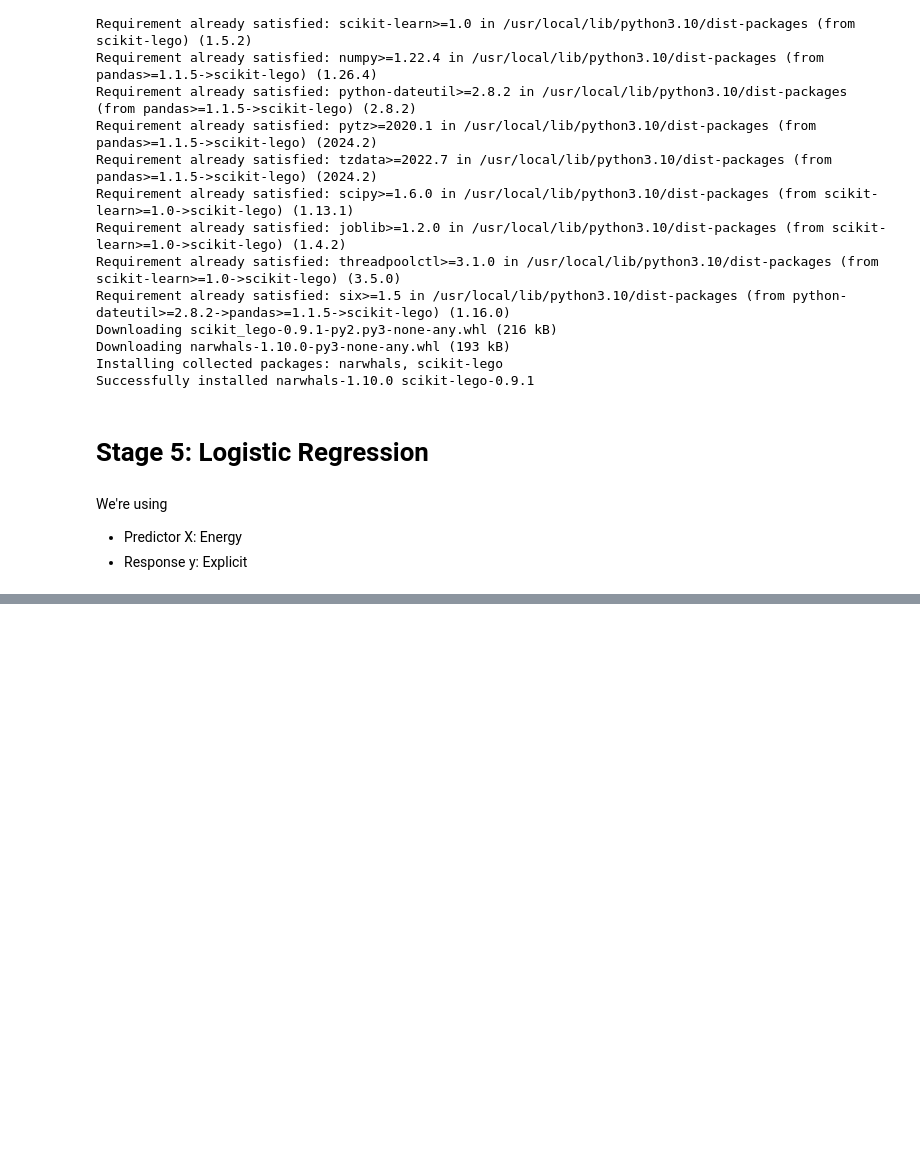
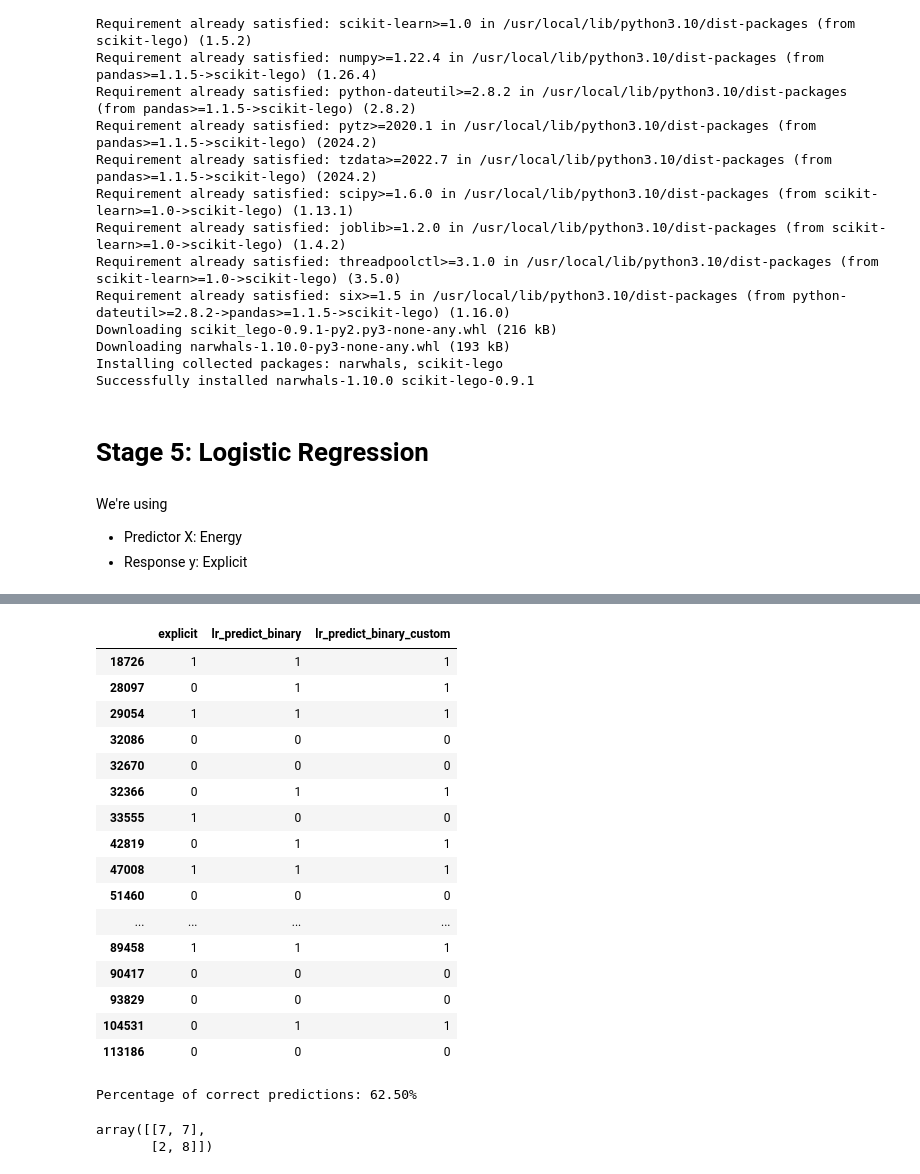
Before and after one commit to rghosh1353/spotify_genre_proj, a Jupyter notebook: Check_in_3_LogisticRegression.ipynb, the cells around one changed output, grey strips where cells are left out. Saved outputs shown, nothing was run; the diff lists cells and outputs as text; code cells hidden in the pictures; blank space fills up the shorter version.

```diff
--- a/Check_in_3_LogisticRegression.ipynb
+++ b/Check_in_3_LogisticRegression.ipynb
@@ -116,5 +138,41 @@ pred_spotify_sample
+# %%
+threshold = 0.5  # Setting the threshold to 0.3
+pred_spotify_sample['lr_predict_binary_custom'] = (pred_spotify_sample['lr_predict'] >= threshold).astype(int)
+pred_spotify_sample[['explicit', 'lr_predict_binary', 'lr_predict_binary_custom']]  # Displaying the comparison
+# %% [output]
+|  | explicit | lr_predict_binary | lr_predict_binary_custom |
+| 18726 | 1 | 1 | 1 |
+| 28097 | 0 | 1 | 1 |
+| 29054 | 1 | 1 | 1 |
+| 32086 | 0 | 0 | 0 |
+| 32670 | 0 | 0 | 0 |
+| 32366 | 0 | 1 | 1 |
+| 33555 | 1 | 0 | 0 |
+| 42819 | 0 | 1 | 1 |
+| 47008 | 1 | 1 | 1 |
+| 51460 | 0 | 0 | 0 |
+| ... | ... | ... | ... |
+| 89458 | 1 | 1 | 1 |
+| 90417 | 0 | 0 | 0 |
+| 93829 | 0 | 0 | 0 |
+| 104531 | 0 | 1 | 1 |
+| 113186 | 0 | 0 | 0 |
+# %%
+from sklearn.metrics import accuracy_score
+
+accuracy = accuracy_score(spotify_val_sample['explicit'], pred_spotify_sample['lr_predict_binary_custom'])
+percentage = accuracy * 100
+
+print(f"Percentage of correct predictions: {percentage:.2f}%")
+# %% [output]
+Percentage of correct predictions: 62.50%
 # %%
 # Create Confusion Matrix
+conf_lr = confusion_matrix(y_true=pred_spotify_sample['explicit'], y_pred=pred_spotify_sample['lr_predict_binary'])
+conf_lr
+# %% [output]
+array([[7, 7],
+       [2, 8]])
 # %%
 # Prediction Accuracy Assessment
 # %%
```
Also changed, not shown: parts of 8 cells of this notebook.
